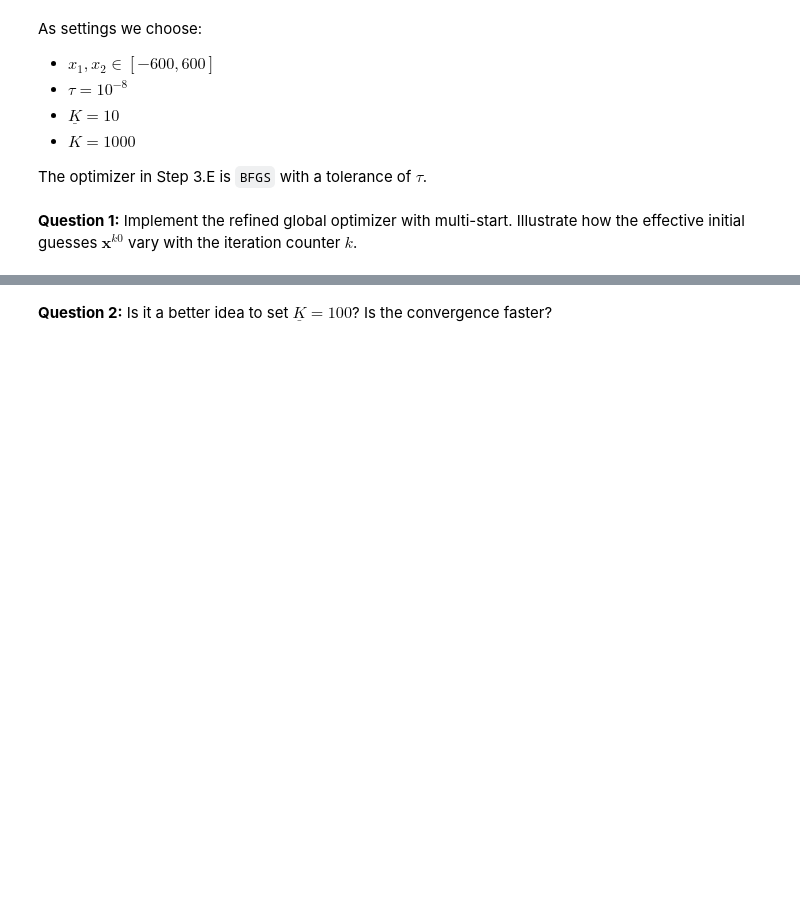
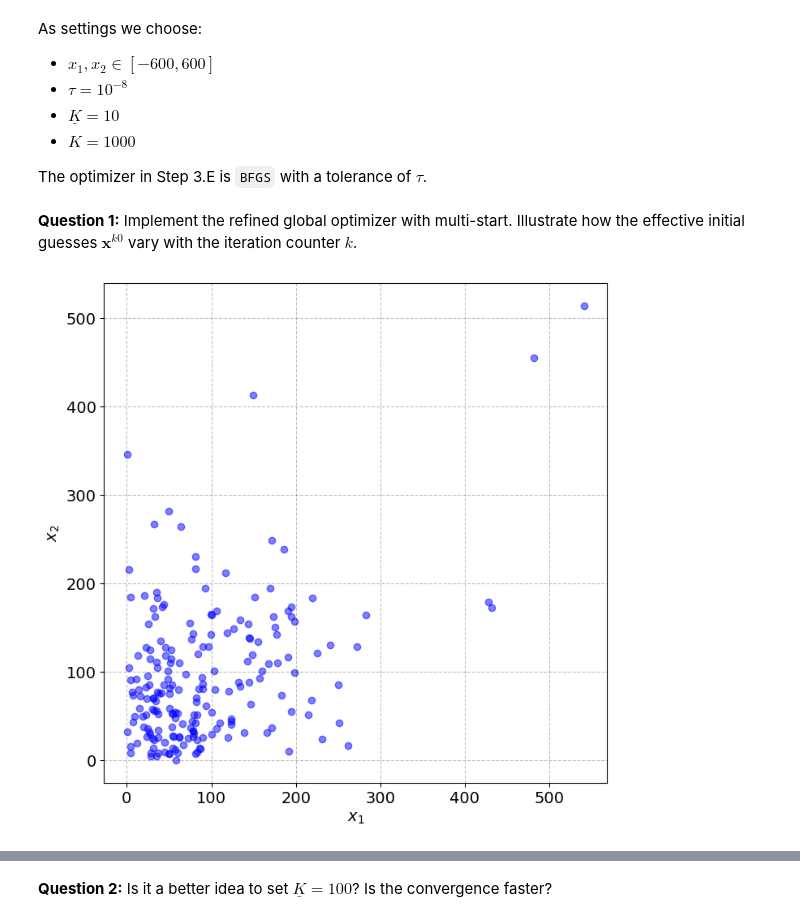
Before and after one commit to NumEconCopenhagen/projects-2023-latin-power, a Jupyter notebook: Exam/Exam-2023-notebook.ipynb, the cells around one changed output, grey strips where cells are left out. Drawn from its saved outputs; the diff is of its cells as text; code cells hidden in the pictures; blank space fills up the shorter version.

```diff
--- a/Exam/Exam-2023-notebook.ipynb
+++ b/Exam/Exam-2023-notebook.ipynb
@@ -598,3 +615,23 @@ The optimizer in Step 3.E is `BFGS` with a tolerance of $\tau$.
+# %%
+bounds = np.array([[0.001, 600], [0.001, 600]])
+tol = 1e-8
+K_min = 10
+K = 1000
+
+fig, ax = plt.subplots(figsize=(8, 8))
+for k in range(200):
+    x_k = np.random.uniform(bounds[:, 0], bounds[:, 1])
+    if k >= K_min:
+        chi_k = 0.50 * 2 / (1 + np.exp((k - K_min) / 100))
+        x_k0 = chi_k * x_k + (1 - chi_k) * x_ast
+    else:
+        x_k0 = x_k
+    ax.scatter(x_k0[0], x_k0[1], c='b', alpha=0.5)
+ax.set_xlabel('$x_1$')
+ax.set_ylabel('$x_2$')
+plt.show()
+# %% [output]
+[figure, added]
 # %%
 # A. Drawing random x uniformly with k = 100
 k = 300
```
Also changed, not shown: parts of 3 cells of this notebook.
